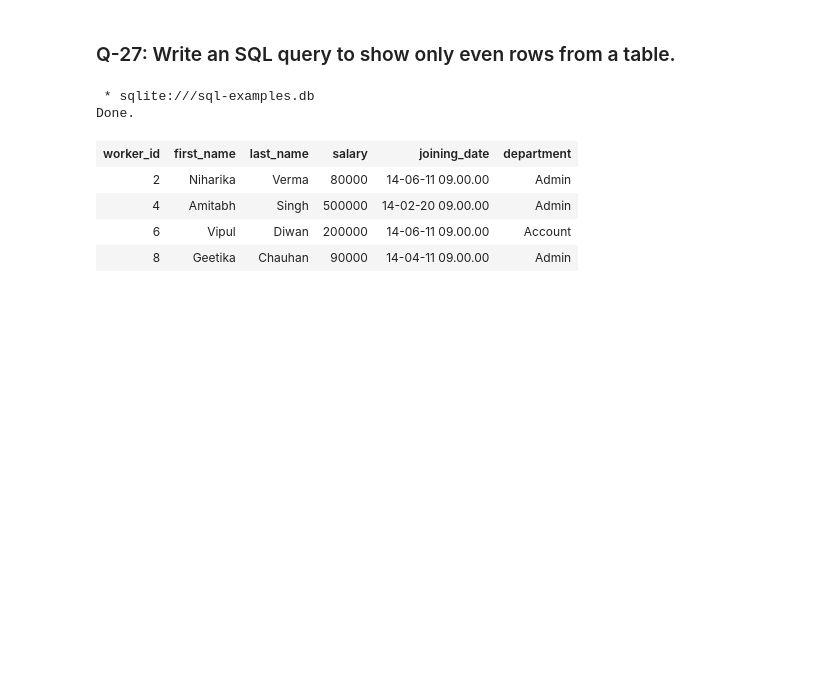
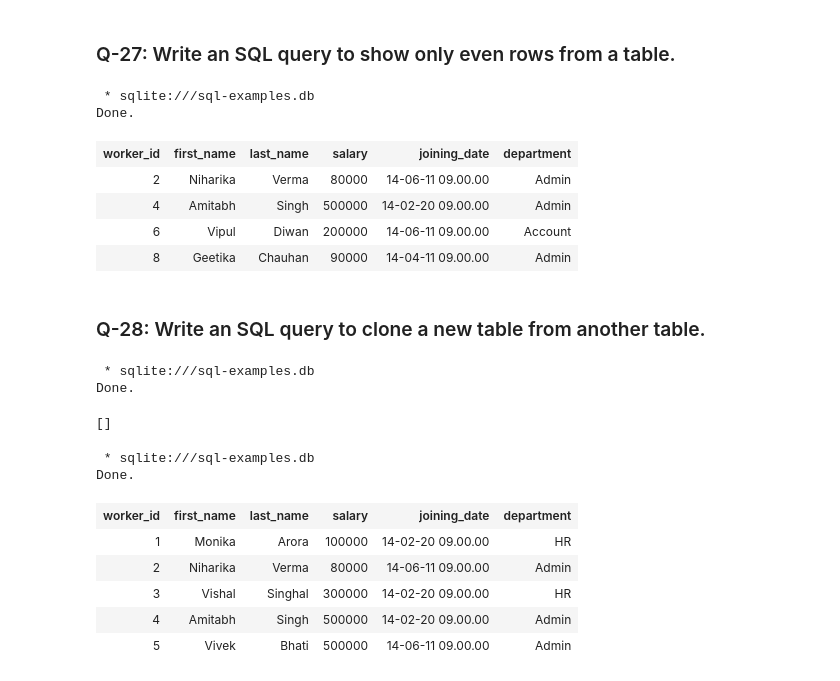
Before and after one commit to mrkizmaz/SQL-Operations, a Jupyter notebook: SQL-50examples.ipynb, the cells around one changed output. Drawn from its saved outputs; the diff is of its cells as text; code cells hidden in the pictures; blank space fills up the shorter version.

```diff
--- a/SQL-50examples.ipynb
+++ b/SQL-50examples.ipynb
@@ -692,0 +667,21 @@ Done.
+# %% [markdown]
+### Q-28: Write an SQL query to clone a new table from another table.
+# %%
+%%sql
+CREATE TABLE WorkersClone AS SELECT * FROM Workers;
+# %% [output]
+ * sqlite:///sql-examples.db
+Done.
+[]
+# %%
+%%sql
+SELECT * FROM WorkersClone LIMIT 5;
+# %% [output]
+ * sqlite:///sql-examples.db
+Done.
+| worker_id | first_name | last_name | salary | joining_date | department |
+| 1 | Monika | Arora | 100000 | 14-02-20 09.00.00 | HR |
+| 2 | Niharika | Verma | 80000 | 14-06-11 09.00.00 | Admin |
+| 3 | Vishal | Singhal | 300000 | 14-02-20 09.00.00 | HR |
+| 4 | Amitabh | Singh | 500000 | 14-02-20 09.00.00 | Admin |
+| 5 | Vivek | Bhati | 500000 | 14-06-11 09.00.00 | Admin |
```
Also changed, not shown: parts of 52 cells of this notebook, 1 other file.
